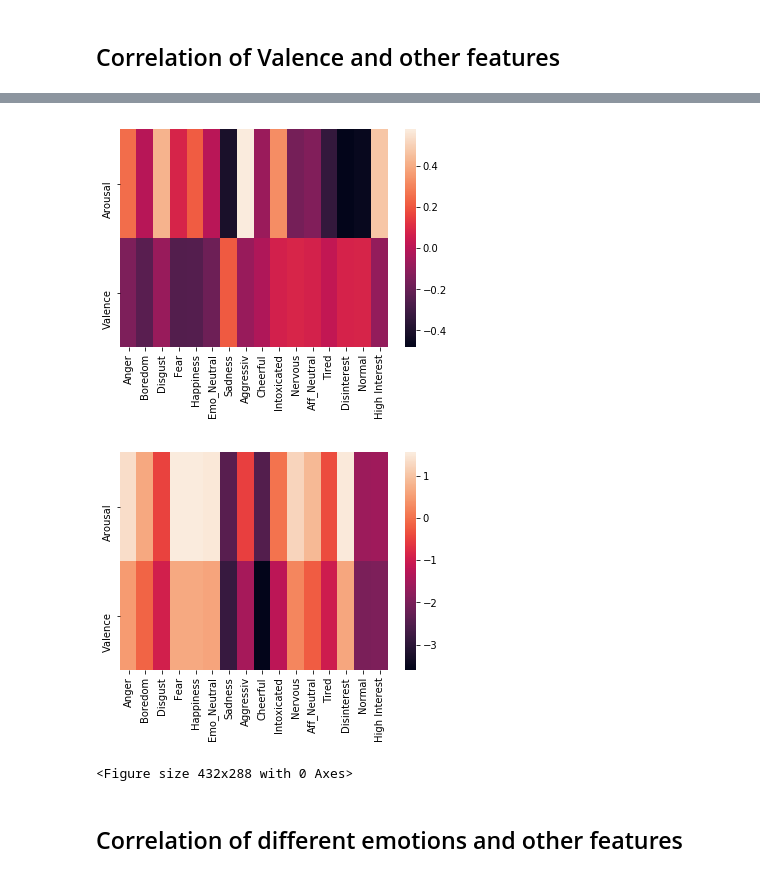
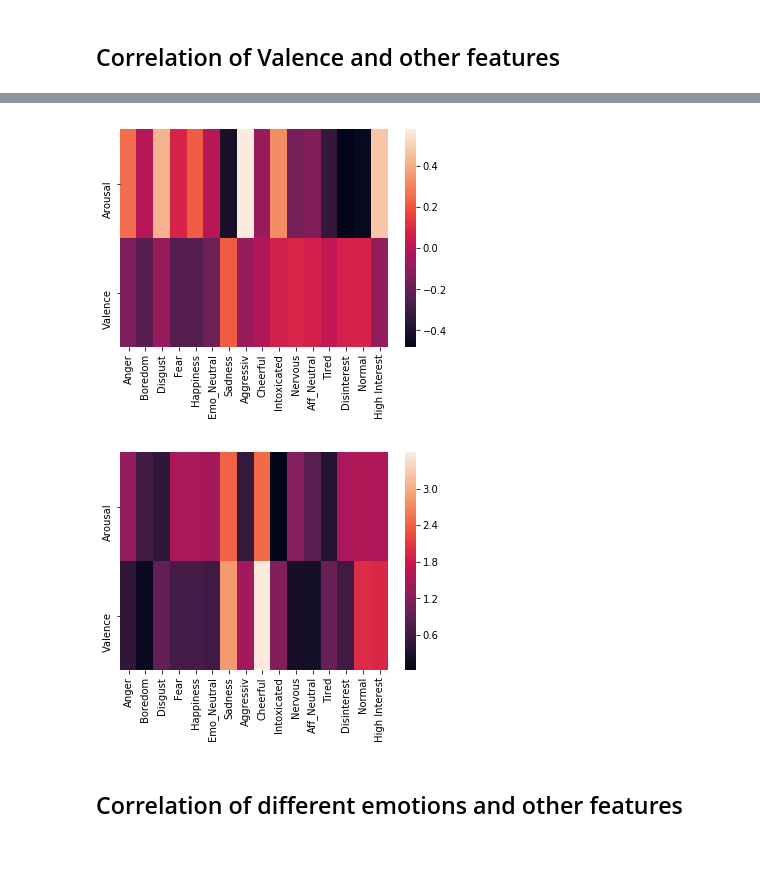
Before and after one commit to EJKraft/MasterThesis, a Jupyter notebook: Analysis/1_General_Analysis_CHI_2019/3_OpenSMILE_Correlation.ipynb, the cells around one changed output, grey strips where cells are left out. Saved outputs shown, nothing was run; the diff lists cells and outputs as text; code cells hidden in the pictures.

```diff
--- a/Analysis/1_General_Analysis_CHI_2019/3_OpenSMILE_Correlation.ipynb
+++ b/Analysis/1_General_Analysis_CHI_2019/3_OpenSMILE_Correlation.ipynb
@@ -126,19 +116,20 @@ Correlation between Valence and High Interest: -0.08801217813548627
 Cohen d: -1.9661209483437305
 # %%
 d_cor = np.array([corar, corval])
-d_coh = np.array([cohar, cohval])
+d_coh = np.absolute(np.array([cohar, cohval]))
 df_arval_cor = pd.DataFrame(data = d_cor, index = ['Arousal', 'Valence'], columns = cols)
 df_arval_cohen = pd.DataFrame(data = d_coh, index = ['Arousal', 'Valence'], columns = cols)
 sns.heatmap(df_arval_cor)
+#plt.show()
+plt.savefig("img/1_cor_arval.svg")
 plt.show()
-plt.savefig("img/1_cor_arval.svg")
 sns.heatmap(df_arval_cohen)
+#plt.show()
+plt.savefig("img/1_coh_arval.svg")
 plt.show()
-plt.savefig("img/1_coh_arval.svg")
 # %% [output]
 [figure]
-[figure, old version]
+[figure, new version]
-<Figure size 432x288 with 0 Axes>
 # %% [markdown]
 ## Correlation of different emotions and other features
 # %%
```
Also changed, not shown: parts of 4 cells of this notebook, 51 other files.
